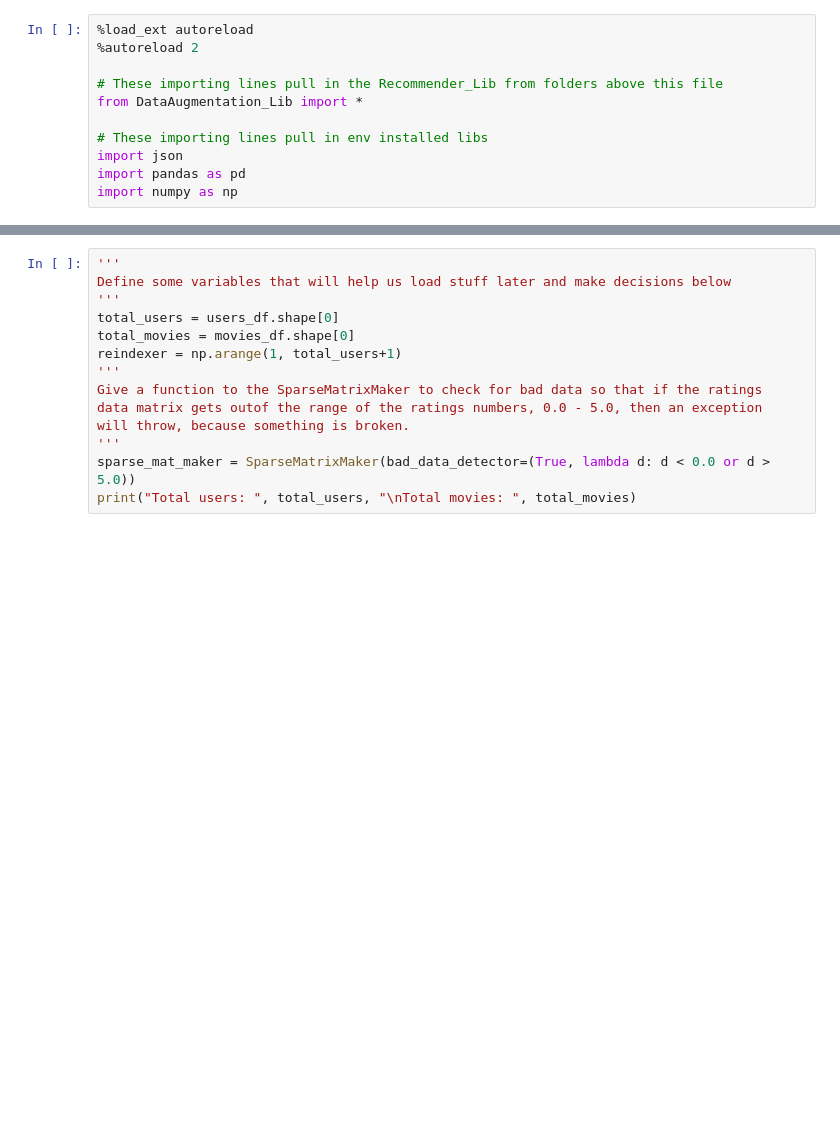
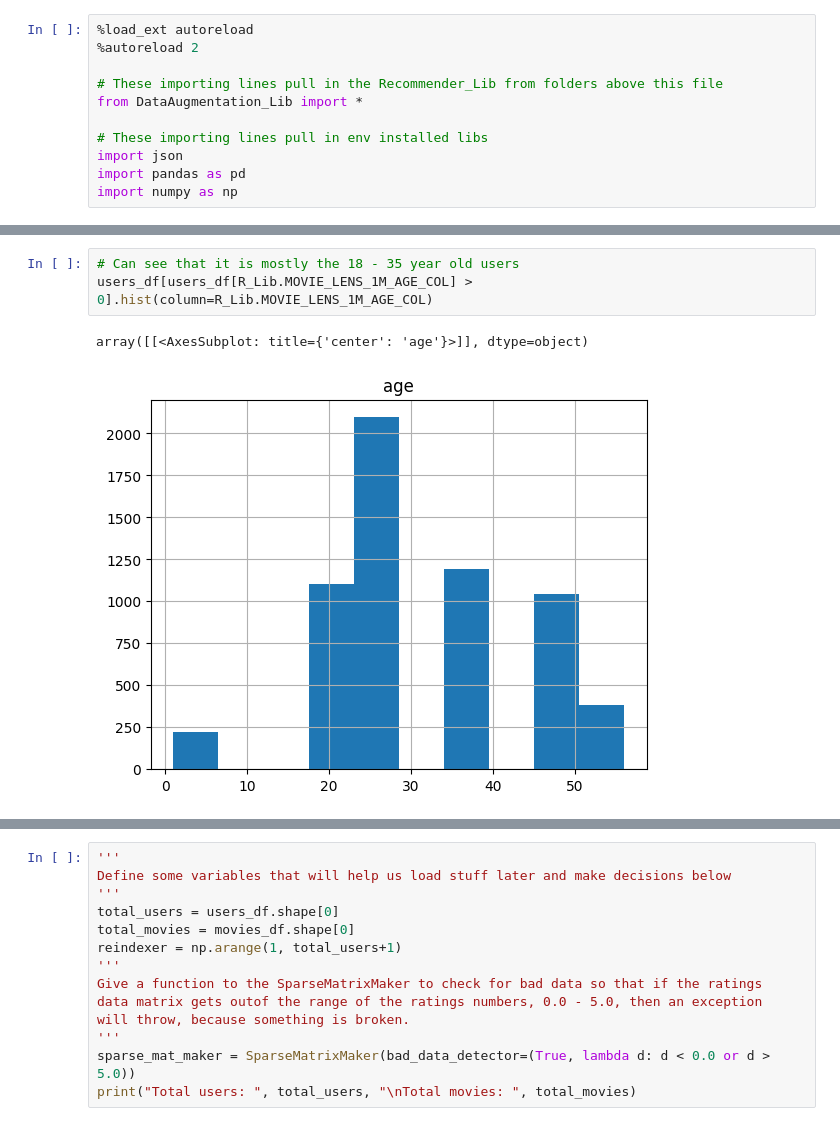
Before and after one commit to MisfitMade/Recommender, a Jupyter notebook: resources/DataAugmentation.ipynb, the cells around one changed output, grey strips where cells are left out. Saved outputs shown, nothing was run; the diff lists cells and outputs as text; blank space fills up the shorter version.

```diff
--- a/resources/DataAugmentation.ipynb
+++ b/resources/DataAugmentation.ipynb
@@ -76,0 +46,6 @@ ratings_df = pd.concat([ratings_25M_df, ratings_1M_df], ignore_index=True)
+# %%
+# Can see that it is mostly the 18 - 35 year old users
+users_df[users_df[R_Lib.MOVIE_LENS_1M_AGE_COL] > 0].hist(column=R_Lib.MOVIE_LENS_1M_AGE_COL)
+# %% [output]
+array([[<AxesSubplot: title={'center': 'age'}>]], dtype=object)
+[figure, added]
```
Also changed, not shown: parts of 23 cells of this notebook, 9 other files.
